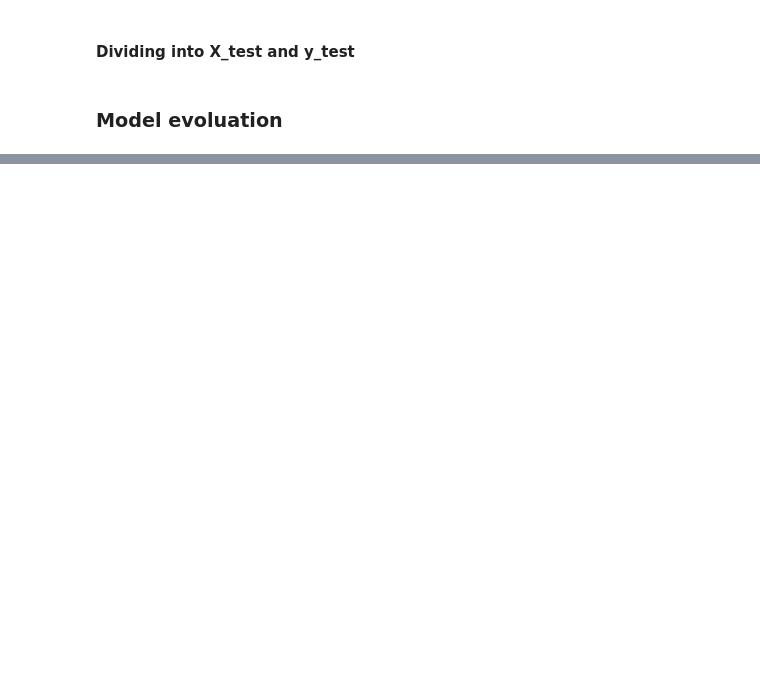
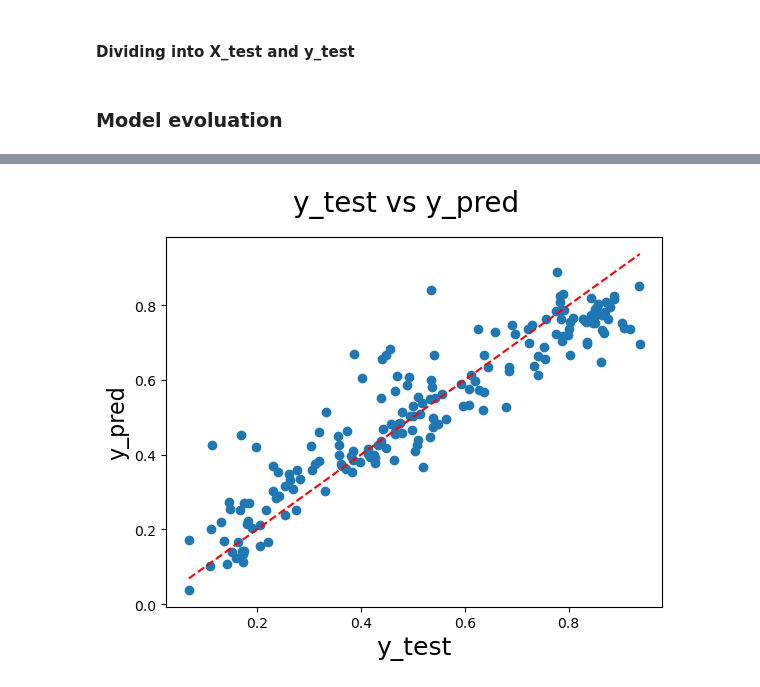
Before and after one commit to nigamreetesh84/Linear-Regression-Assignment, a Jupyter notebook: LR_Assignment.ipynb, the cells around one changed output, grey strips where cells are left out. Saved outputs shown, nothing was run; the diff lists cells and outputs as text; code cells hidden in the pictures; blank space fills up the shorter version.

```diff
--- a/LR_Assignment.ipynb
+++ b/LR_Assignment.ipynb
@@ -1065,0 +1066,13 @@ r2_score(y_true= y_test, y_pred=y_test_pred)
+# %%
+fig = plt.figure()
+plt.scatter(y_test, y_test_pred)
+
+plt.plot([min(y_test), max(y_test)], [min(y_test), max(y_test)], color='red', linestyle='--')
+
+fig.suptitle('y_test vs y_pred', fontsize = 20)
+plt.xlabel('y_test', fontsize = 18)
+plt.ylabel('y_pred', fontsize = 16)
+
+plt.show()
+# %% [output]
+[figure, added]
```
Also changed, not shown: parts of 29 cells of this notebook.
